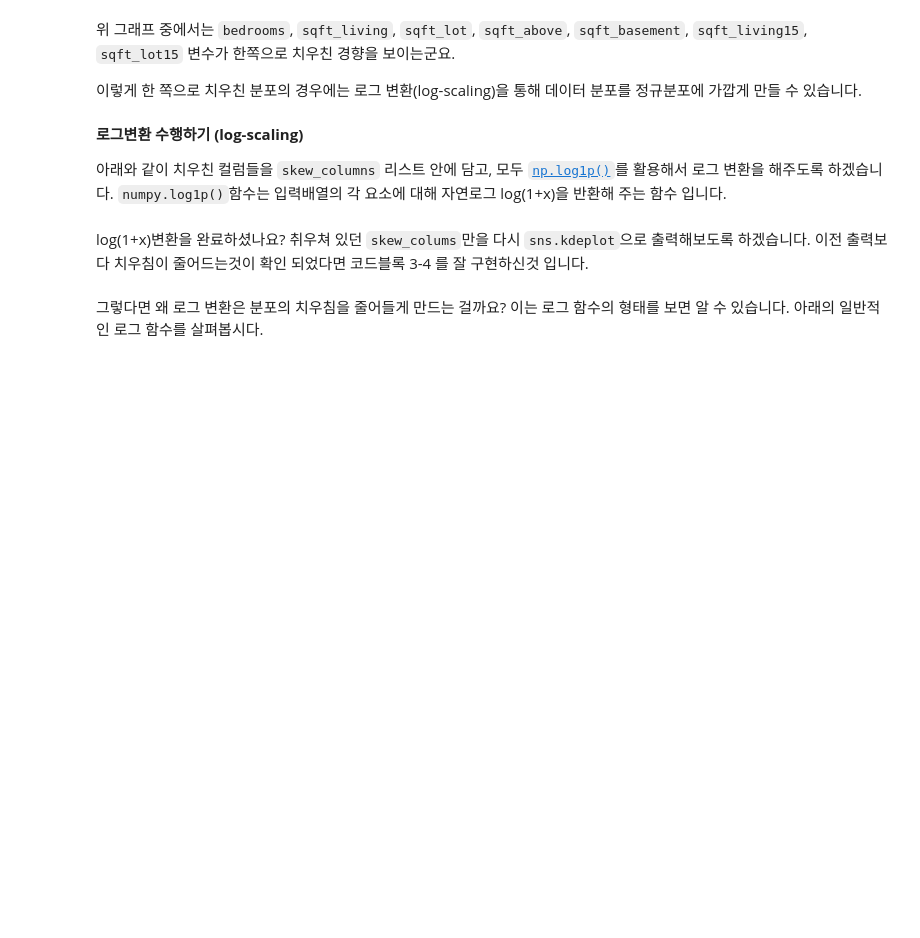
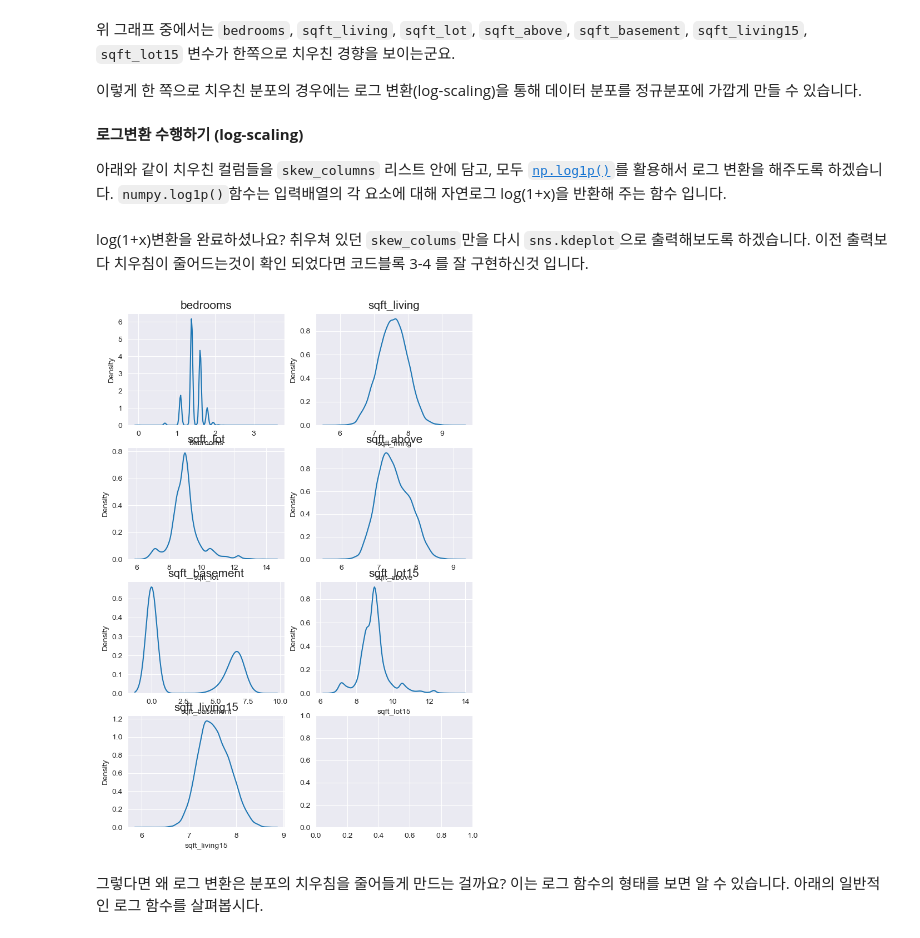
Before and after one commit to minsmis/NaverAI, a Jupyter notebook: notebooks/1주/7차시/3_캐글_EDA.ipynb, the cells around one changed output. Cells and saved outputs as stored; diff of their text form; code cells hidden in the pictures; blank space fills up the shorter version.

```diff
--- a/notebooks/1주/7차시/3_캐글_EDA.ipynb
+++ b/notebooks/1주/7차시/3_캐글_EDA.ipynb
@@ -187,20 +334,22 @@ skew_columns = ['bedrooms', 'sqft_living', 'sqft_lot', 'sqft_above', 'sqft_basem
 #######################################
 
 for c in skew_columns:
-    data[c] = ...
+    data[c] = np.log1p(data[c])
 # %% [markdown]
 log(1+x)변환을 완료하셨나요? 취우쳐 있던 `skew_colums`만을 다시 `sns.kdeplot`으로 출력해보도록 하겠습니다. 이전 출력보다 치우침이 줄어드는것이 확인 되었다면 코드블록 3-4 를 잘 구현하신것 입니다.
 # %%
-fig, ax = plt.subplots(4, 2, figsize=(12, 24))
+fig, ax = plt.subplots(4, 2, figsize=(8, 12))
 
 count = 0
 for row in range(4):
     for col in range(2):
         if count == 7:
             break
         sns.kdeplot(data=data[skew_columns[count]], ax=ax[row][col])
         ax[row][col].set_title(skew_columns[count], fontsize=15)
         count += 1
+# %% [output]
+[figure, added]
 # %% [markdown]
 그렇다면 왜 로그 변환은 분포의 치우침을 줄어들게 만드는 걸까요?
 이는 로그 함수의 형태를 보면 알 수 있습니다. 아래의 일반적인 로그 함수를 살펴봅시다.
```
Also changed, not shown: parts of 18 cells of this notebook, 8 other files.
